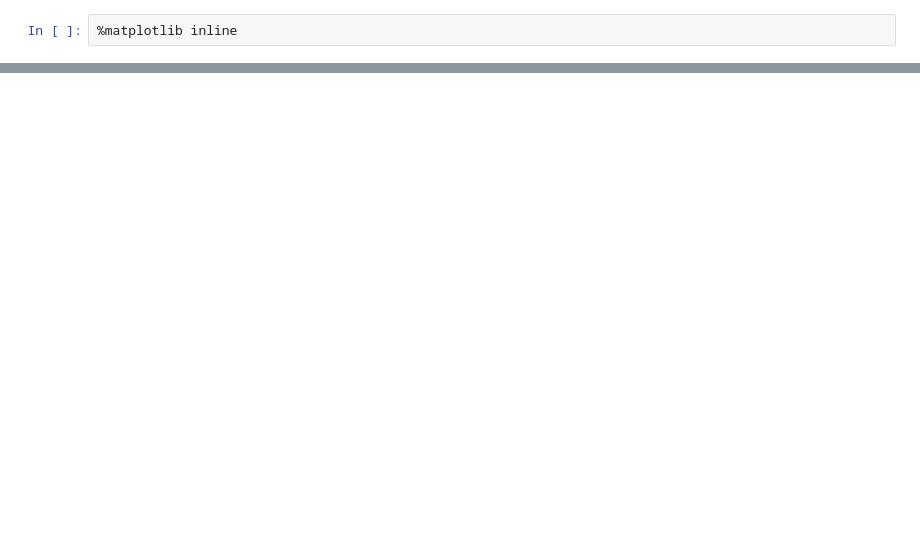
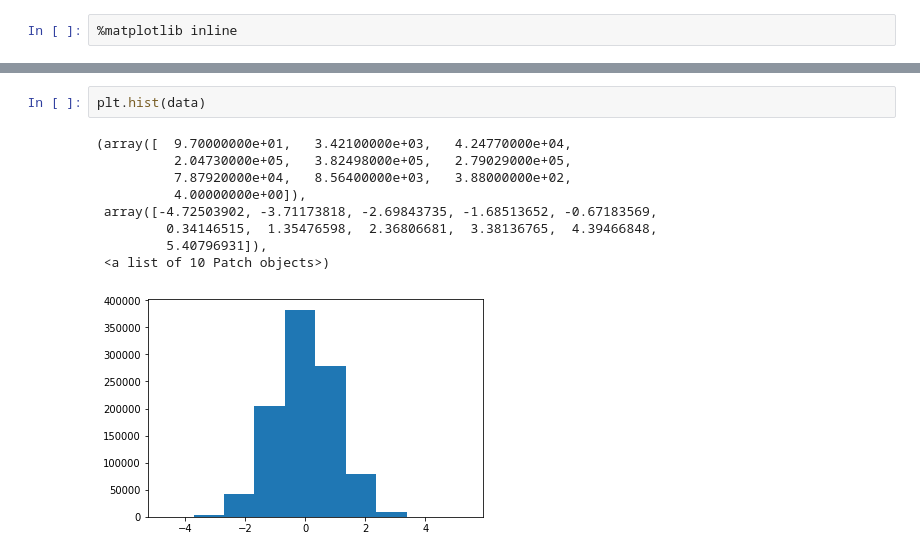
Before and after one commit to JCFlores93/ML-UDEMY, a Jupyter notebook: scripts/T2 - 2 - DATA CLEANING - FUNCIONES DE DISTRIBUCION DE PROBABILIDAD.ipynb, the cells around one changed output, grey strips where cells are left out. Saved outputs shown, nothing was run; the diff lists cells and outputs as text; blank space fills up the shorter version.

```diff
--- a/scripts/T2 - 2 - DATA CLEANING - FUNCIONES DE DISTRIBUCION DE PROBABILIDAD.ipynb
+++ b/scripts/T2 - 2 - DATA CLEANING - FUNCIONES DE DISTRIBUCION DE PROBABILIDAD.ipynb
@@ -24,0 +36,12 @@ plt.hist(data)
+# %%
+plt.hist(data)
+# %% [output]
+(array([  9.70000000e+01,   3.42100000e+03,   4.24770000e+04,
+          2.04730000e+05,   3.82498000e+05,   2.79029000e+05,
+          7.87920000e+04,   8.56400000e+03,   3.88000000e+02,
+          4.00000000e+00]),
+ array([-4.72503902, -3.71173818, -2.69843735, -1.68513652, -0.67183569,
+         0.34146515,  1.35476598,  2.36806681,  3.38136765,  4.39466848,
+         5.40796931]),
+ <a list of 10 Patch objects>)
+[figure, added]
```
Also changed, not shown: parts of 12 cells of this notebook.
